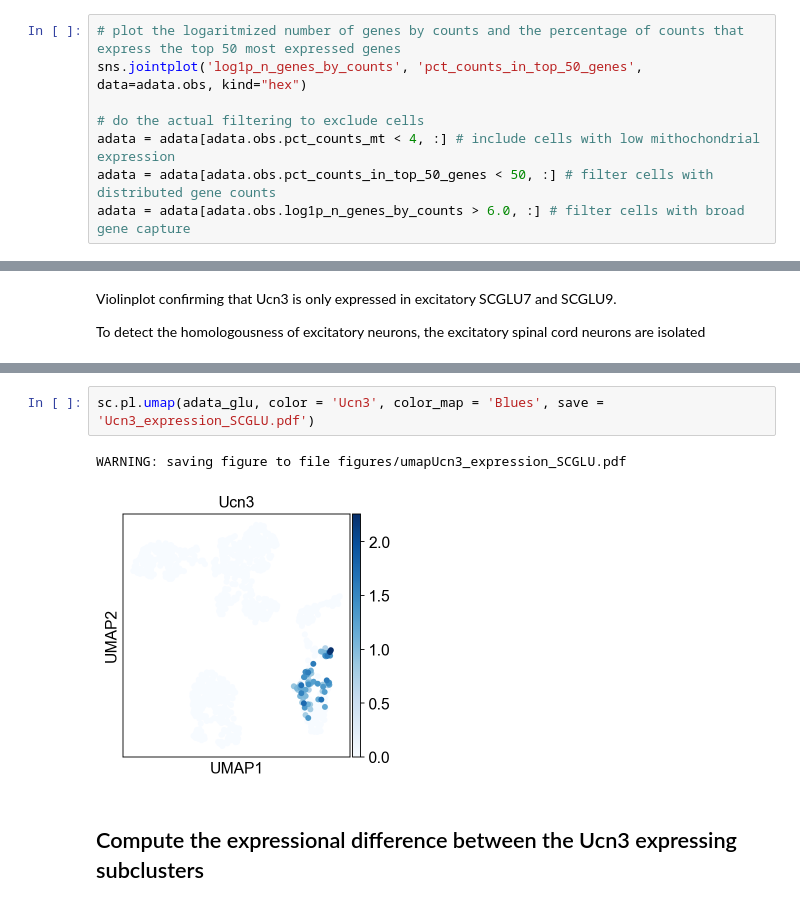
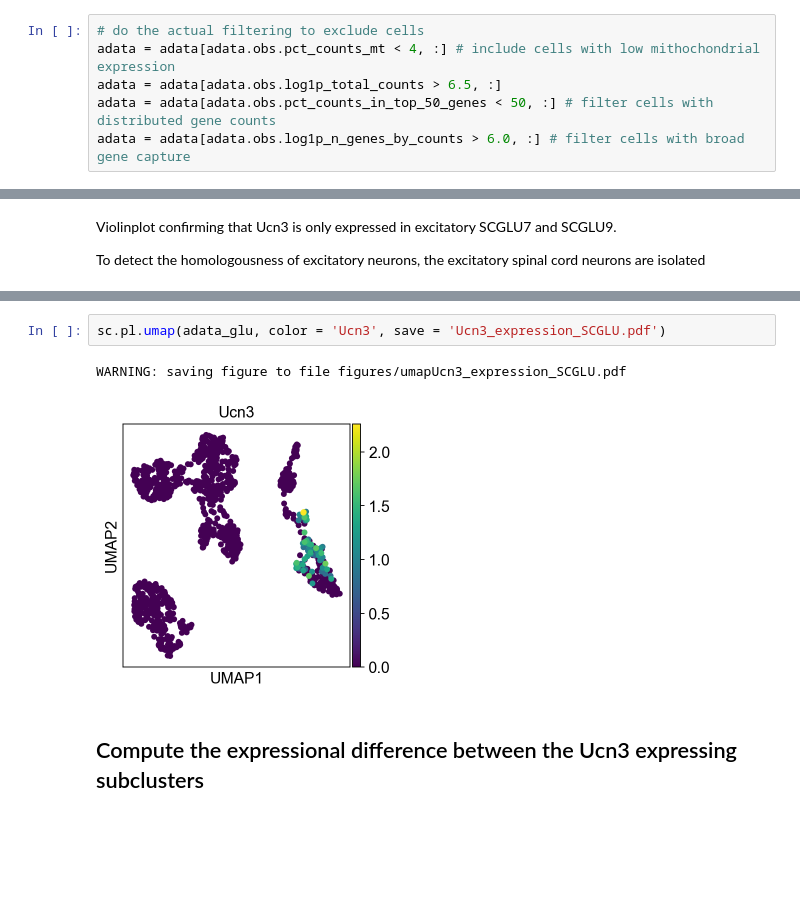
Before and after one commit to HannahMWeman/ucn3-analysis-zeisel-et-al-spinal-cord, a Jupyter notebook: Ucn3 Zeisel.ipynb, the cells around one changed output, grey strips where cells are left out. Cells and saved outputs as stored; diff of their text form; blank space fills up the shorter version.

```diff
--- a/Ucn3 Zeisel.ipynb
+++ b/Ucn3 Zeisel.ipynb
@@ -162,8 +157,6 @@ sc.pl.violin(adata, ['n_genes_by_counts', 'total_counts', 'pct_counts_mt'],
 # %%
-# plot the logaritmized number of genes by counts and the percentage of counts that express the top 50 most expressed genes
-sns.jointplot('log1p_n_genes_by_counts', 'pct_counts_in_top_50_genes', data=adata.obs, kind="hex")
-
 # do the actual filtering to exclude cells
 adata = adata[adata.obs.pct_counts_mt < 4, :] # include cells with low mithochondrial expression
+adata = adata[adata.obs.log1p_total_counts > 6.5, :]
 adata = adata[adata.obs.pct_counts_in_top_50_genes < 50, :] # filter cells with distributed gene counts
 adata = adata[adata.obs.log1p_n_genes_by_counts > 6.0, :] # filter cells with broad gene capture
@@ -279,8 +274,8 @@ computing UMAP
 # %%
-sc.pl.umap(adata_glu, color = 'Ucn3', color_map = 'Blues', save = 'Ucn3_expression_SCGLU.pdf')
+sc.pl.umap(adata_glu, color = 'Ucn3', save = 'Ucn3_expression_SCGLU.pdf')
 # %% [output]
 WARNING: saving figure to file figures/umapUcn3_expression_SCGLU.pdf
-[figure, old version]
+[figure, new version]
 # %% [markdown]
 ## Compute the expressional difference between the Ucn3 expressing subclusters
 # %% [markdown]
```
Also changed, not shown: parts of 20 cells of this notebook, 4 other files.
